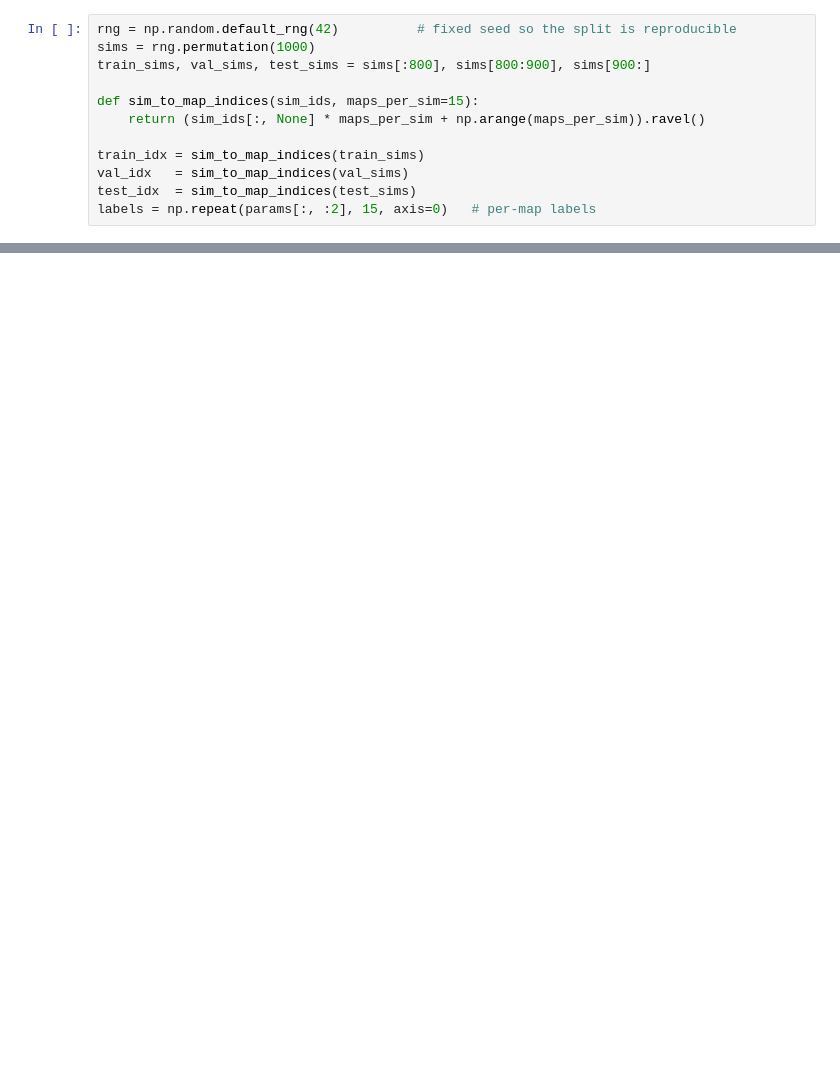
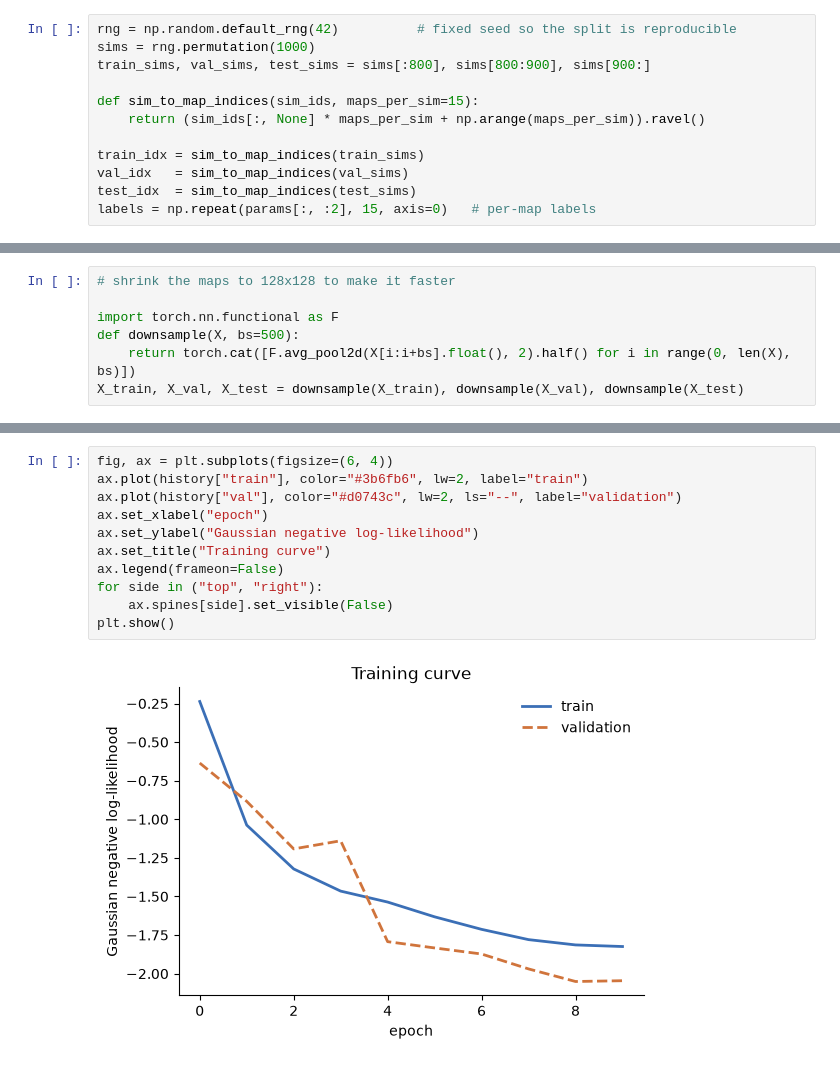
Before and after one commit to irisgnr/COMP2026, a Jupyter notebook: agentic/09_CNN/cosmo_CNN.ipynb, the cells around one changed output, grey strips where cells are left out. Cells and saved outputs as stored; diff of their text form; blank space fills up the shorter version.

```diff
--- a/agentic/09_CNN/cosmo_CNN.ipynb
+++ b/agentic/09_CNN/cosmo_CNN.ipynb
@@ -40,0 +104,7 @@ print(len(maps[train_idx]))
+# %%
+# shrink the maps to 128x128 to make it faster
+
+import torch.nn.functional as F
+def downsample(X, bs=500):
+    return torch.cat([F.avg_pool2d(X[i:i+bs].float(), 2).half() for i in range(0, len(X), bs)])
+X_train, X_val, X_test = downsample(X_train), downsample(X_val), downsample(X_test)
@@ -40,0 +230,13 @@ print(len(maps[train_idx]))
+# %%
+fig, ax = plt.subplots(figsize=(6, 4))
+ax.plot(history["train"], color="#3b6fb6", lw=2, label="train")
+ax.plot(history["val"], color="#d0743c", lw=2, ls="--", label="validation")
+ax.set_xlabel("epoch")
+ax.set_ylabel("Gaussian negative log-likelihood")
+ax.set_title("Training curve")
+ax.legend(frameon=False)
+for side in ("top", "right"):
+    ax.spines[side].set_visible(False)
+plt.show()
+# %% [output]
+[figure, added]
```
Also changed, not shown: parts of 10 cells of this notebook, 3 other files.
